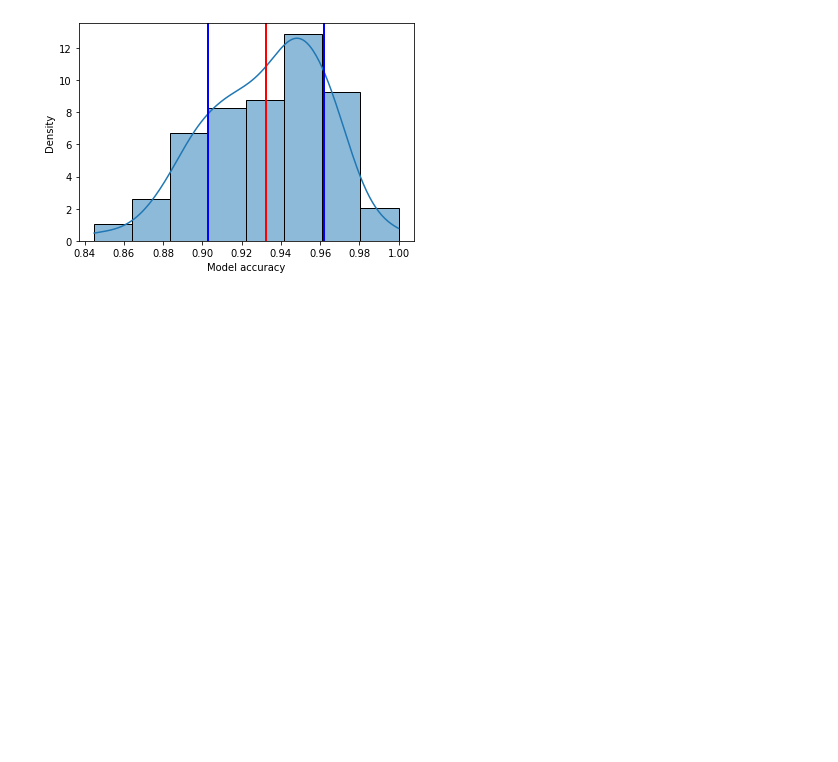
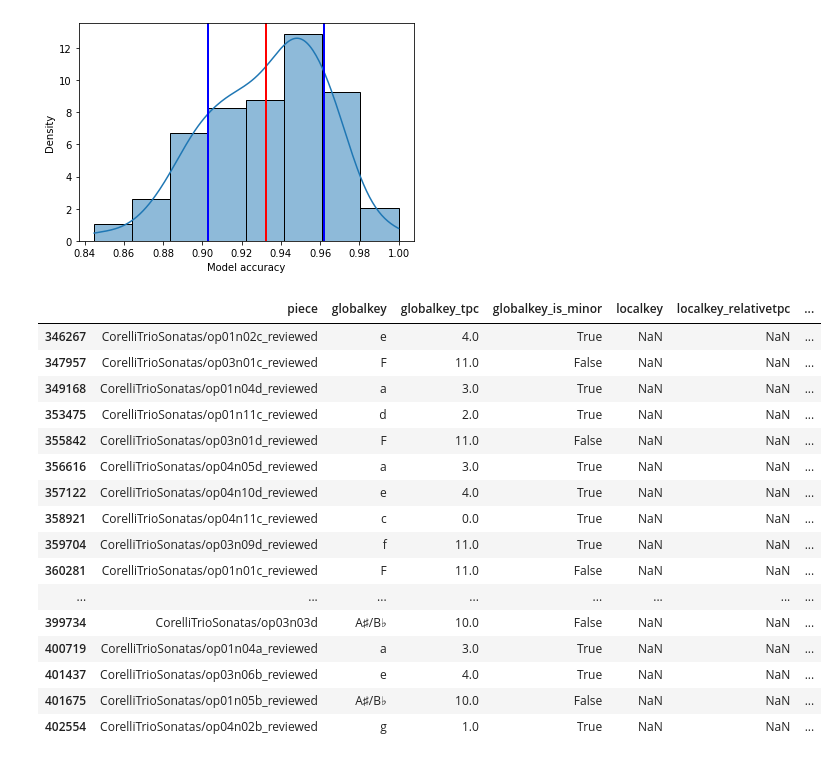
Before and after one commit to mikqs/digital-musicology, a Jupyter notebook: Group_6_A2/Group_6_A2.ipynb, the cells around one changed output. Saved outputs shown, nothing was run; the diff lists cells and outputs as text; code cells hidden in the pictures; blank space fills up the shorter version.

Commit message:
Part A unlabeled predictions

```diff
--- a/Group_6_A2/Group_6_A2.ipynb
+++ b/Group_6_A2/Group_6_A2.ipynb
@@ -216,7 +216,7 @@ Wall time: 4.75 s
 accuracies=[]
 for fold in range(100):
     # Split training and testing data
-    X_train, X_test, y_train, y_test = train_test_split(X, y, test_size=0.30, random_state=None)
+    X_train, X_test, _, y_test = train_test_split(X, y, test_size=0.30, random_state=None)
 
     grouped_major_df_train = major_df[major_df.piece.isin(X_train)].groupby('cpc_s_trsp_C').duration.sum().apply(float)
     grouped_minor_df_train = minor_df[minor_df.piece.isin(X_train)].groupby('cpc_s_trsp_C').duration.sum().apply(float)
@@ -233,6 +233,7 @@ for fold in range(100):
         y_test_key.append(y_test[i][0]+y_test[i][1])
         y_pred_key.append(pred[0]+pred[1])
         i = i+1
+
     accuracies.append(metrics.accuracy_score(y_test_key, y_pred_key))
 # %% [output]
 CPU times: user 9min 23s, sys: 9.26 s, total: 9min 32s
@@ -253,3 +254,61 @@ Accuracy Mean: 0.9324137931034483
 
 Accuracy Variance: 0.0008720570749108206
 [figure]
+# %%
+# Predict keys for unlabeled pieces
+unlabeled_df = keys_dataset[keys_dataset['globalkey'].isna()]
+
+# Split and get training data
+X_train, _, _, _ = train_test_split(X, y, test_size=0.3, random_state=None)
+
+# Create training model
+grouped_major_df_train = major_df[major_df.piece.isin(X_train)].groupby('cpc_s_trsp_C').duration.sum().apply(float)
+grouped_minor_df_train = minor_df[minor_df.piece.isin(X_train)].groupby('cpc_s_trsp_C').duration.sum().apply(float)
+L1_norm_major = grouped_major_df_train.sum()
+L1_norm_minor = grouped_minor_df_train.sum()
+major_vec = grouped_major_df_train.div(L1_norm_major).to_numpy()
+minor_vec = grouped_minor_df_train.div(L1_norm_minor).to_numpy()
+
+# Test unlabeled data
+tonics_fifths = ['C','G','D','A','E','B','F♯/G♭','C♯/D♭','G♯/A♭','D♯/E♭','A♯/B♭','F']
+
+for piece in unlabeled_df.piece.unique():
+    pred = globalkey_classifier(piece, major_vec, minor_vec)
+
+    unlabeled_df.loc[(unlabeled_df.piece==piece), 'globalkey_tpc'] = tonics_fifths.index(pred[0])
+    if pred[1] == 'minor':
+        unlabeled_df.loc[(unlabeled_df.piece==piece), 'globalkey_is_minor'] = True
+        unlabeled_df.loc[(unlabeled_df.piece==piece), 'globalkey'] = pred[0].lower()
+    else:
+        unlabeled_df.loc[(unlabeled_df.piece==piece), 'globalkey_is_minor'] = False
+        unlabeled_df.loc[(unlabeled_df.piece==piece), 'globalkey'] = pred[0].upper()
+
+# TODO: Export below to PredictedKeys.csv
+unlabeled_df[['n', 'piece', 'mn', 'mn_onset', 'timesig', 'act_dur', 'staff', 'voice',
+       'duration', 'gracenote', 'nominal_duration', 'scalar', 'tied', 'tpc',
+       'midi', 'globalkey', 'globalkey_tpc', 'globalkey_is_minor', 'localkey',
+       'localkey_relativetpc', 'localkey_is_minor']]
+
+unlabeled_df[['piece',
+              'globalkey', 'globalkey_tpc', 'globalkey_is_minor',
+              'localkey', 'localkey_relativetpc', 'localkey_is_minor']].drop_duplicates()
+
+#fill out nans in globalkey_tpc, globalkey_is_minor, localkey_relativetpc, localkey_is_minor
+# %% [output]
+|  | piece | globalkey | globalkey_tpc | globalkey_is_minor | localkey | localkey_relativetpc | ... |
+| 346267 | CorelliTrioSonatas/op01n02c_reviewed | e | 4.0 | True | NaN | NaN | ... |
+| 347957 | CorelliTrioSonatas/op03n01c_reviewed | F | 11.0 | False | NaN | NaN | ... |
+| 349168 | CorelliTrioSonatas/op01n04d_reviewed | a | 3.0 | True | NaN | NaN | ... |
+| 353475 | CorelliTrioSonatas/op01n11c_reviewed | d | 2.0 | True | NaN | NaN | ... |
+| 355842 | CorelliTrioSonatas/op03n01d_reviewed | F | 11.0 | False | NaN | NaN | ... |
+| 356616 | CorelliTrioSonatas/op04n05d_reviewed | a | 3.0 | True | NaN | NaN | ... |
+| 357122 | CorelliTrioSonatas/op04n10d_reviewed | e | 4.0 | True | NaN | NaN | ... |
+| 358921 | CorelliTrioSonatas/op04n11c_reviewed | c | 0.0 | True | NaN | NaN | ... |
+| 359704 | CorelliTrioSonatas/op03n09d_reviewed | f | 11.0 | True | NaN | NaN | ... |
+| 360281 | CorelliTrioSonatas/op01n01c_reviewed | F | 11.0 | False | NaN | NaN | ... |
+| ... | ... | ... | ... | ... | ... | ... | ... |
+| 399734 | CorelliTrioSonatas/op03n03d | A♯/B♭ | 10.0 | False | NaN | NaN | ... |
+| 400719 | CorelliTrioSonatas/op01n04a_reviewed | a | 3.0 | True | NaN | NaN | ... |
+| 401437 | CorelliTrioSonatas/op03n06b_reviewed | e | 4.0 | True | NaN | NaN | ... |
+| 401675 | CorelliTrioSonatas/op01n05b_reviewed | A♯/B♭ | 10.0 | False | NaN | NaN | ... |
+| 402554 | CorelliTrioSonatas/op04n02b_reviewed | g | 1.0 | True | NaN | NaN | ... |
```
Also changed, not shown: parts of 5 cells of this notebook.
